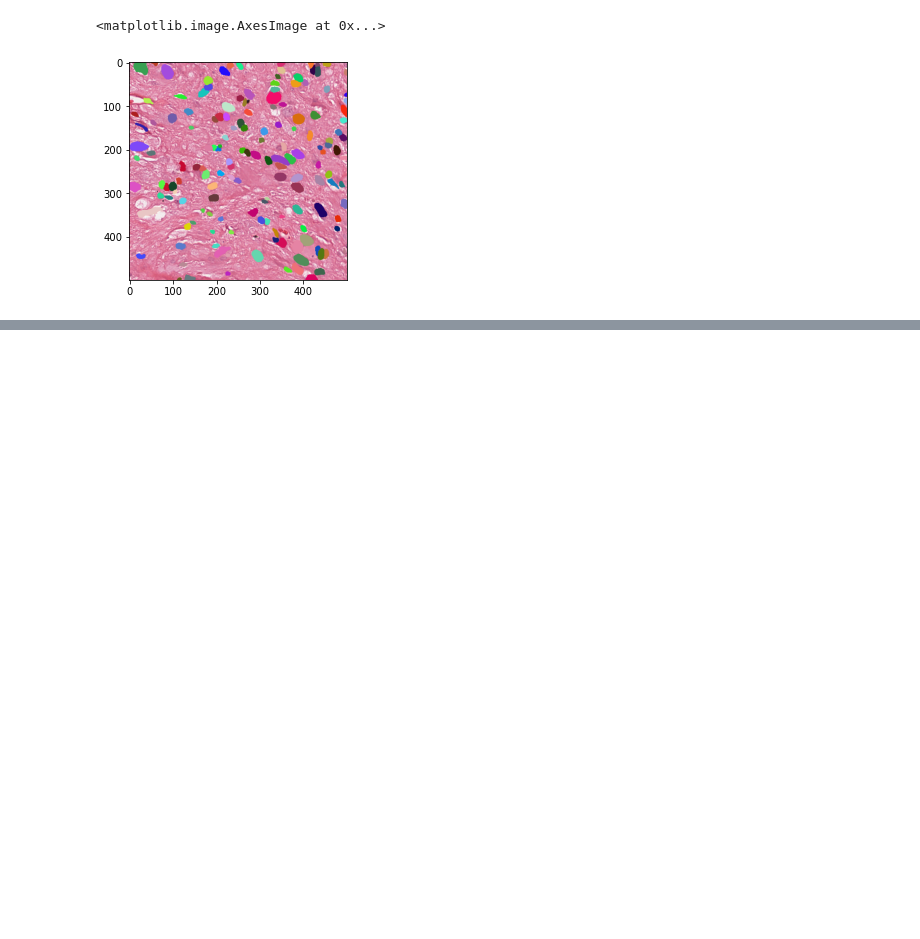
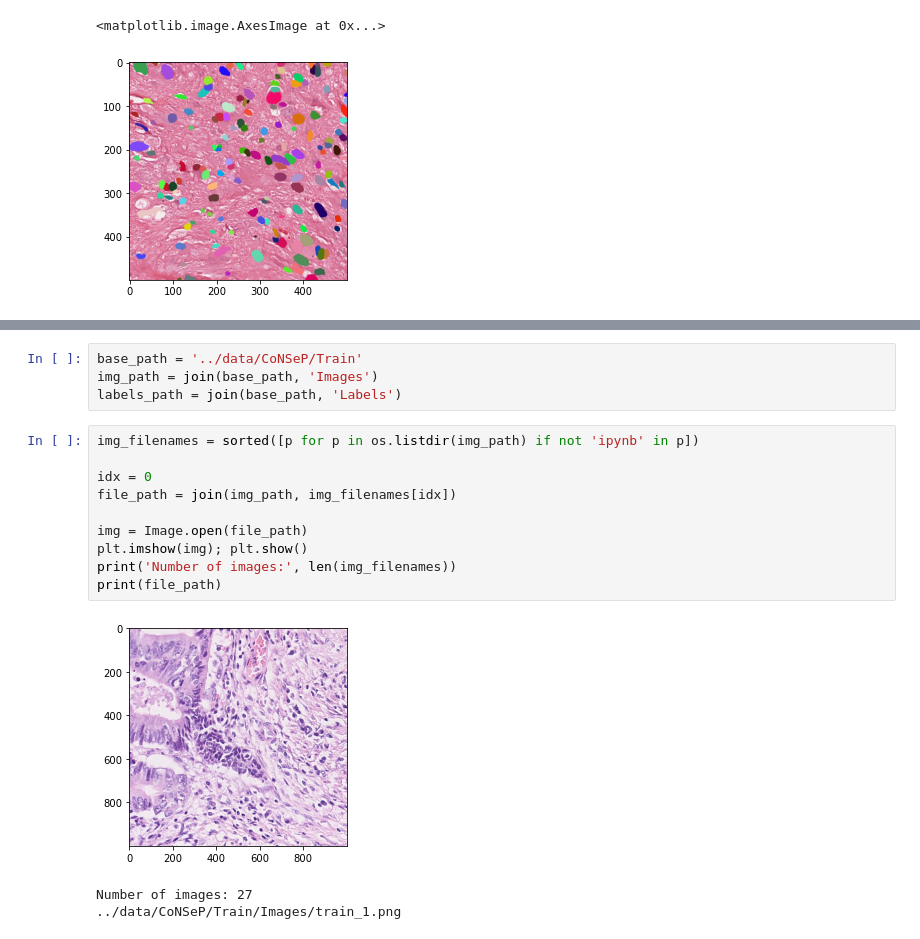
Before and after one commit to ivanvoid/Triple_U-net, a Jupyter notebook: TestRunner.ipynb, the cells around one changed output, grey strips where cells are left out. Saved outputs shown, nothing was run; the diff lists cells and outputs as text; blank space fills up the shorter version.

```diff
--- a/TestRunner.ipynb
+++ b/TestRunner.ipynb
@@ -257,0 +263,18 @@ plt.show()
+# %%
+base_path = '../data/CoNSeP/Train'
+img_path = join(base_path, 'Images')
+labels_path = join(base_path, 'Labels')
+# %%
+img_filenames = sorted([p for p in os.listdir(img_path) if not 'ipynb' in p])
+
+idx = 0
+file_path = join(img_path, img_filenames[idx])
+
+img = Image.open(file_path)
+plt.imshow(img); plt.show()
+print('Number of images:', len(img_filenames))
+print(file_path)
+# %% [output]
+[figure, added]
+Number of images: 27
+../data/CoNSeP/Train/Images/train_1.png
```
Also changed, not shown: parts of 12 cells of this notebook.
